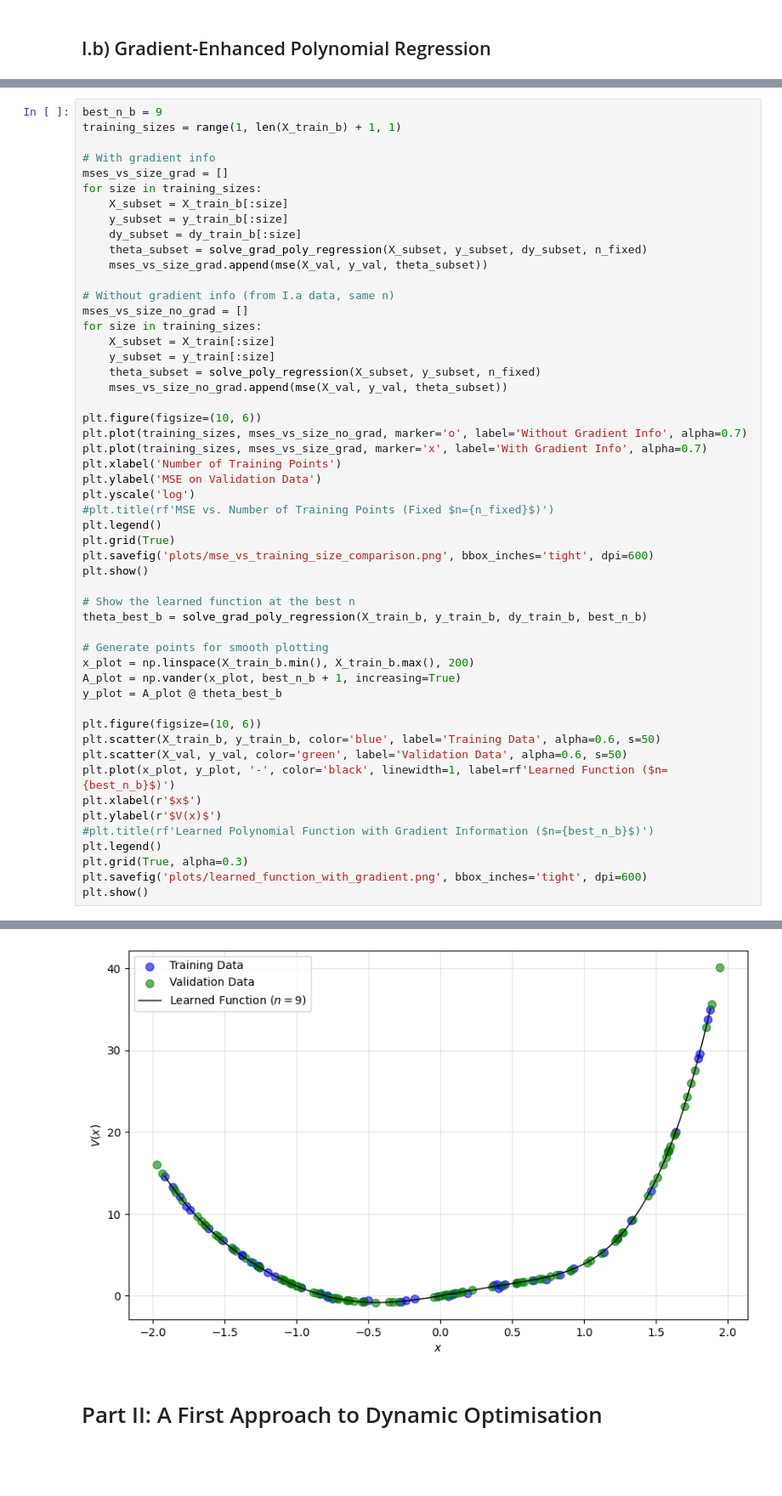
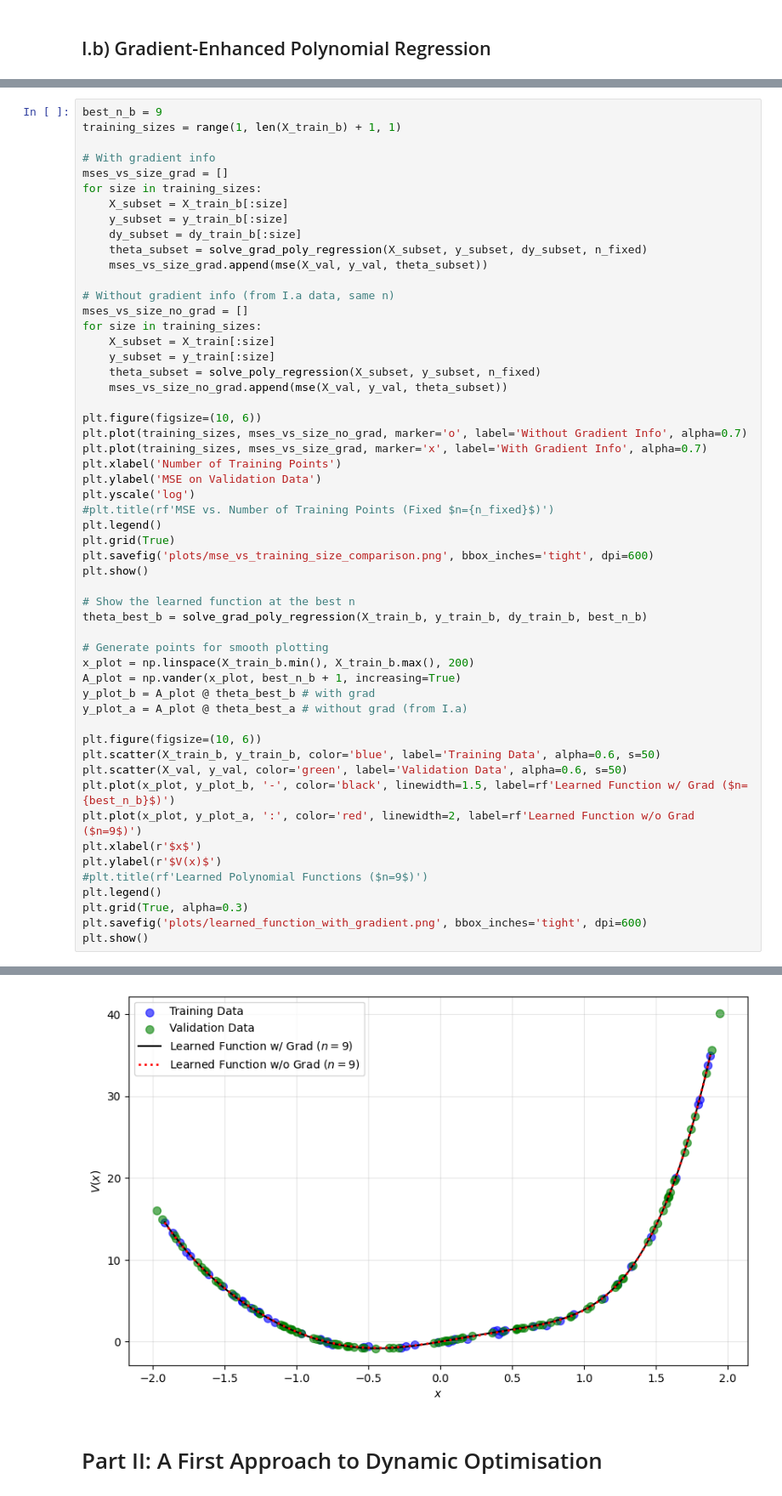
Before and after one commit to umarsdq/optimisationCW, a Jupyter notebook: optimisation.ipynb, the cells around one changed output, grey strips where cells are left out. Shown: that part at 85% size. Cells and saved outputs as stored; diff of their text form; blank space fills up the shorter version.

```diff
--- a/optimisation.ipynb
+++ b/optimisation.ipynb
@@ -142,37 +142,39 @@ for size in training_sizes:
 plt.figure(figsize=(10, 6))
 plt.plot(training_sizes, mses_vs_size_no_grad, marker='o', label='Without Gradient Info', alpha=0.7)
 plt.plot(training_sizes, mses_vs_size_grad, marker='x', label='With Gradient Info', alpha=0.7)
 plt.xlabel('Number of Training Points')
 plt.ylabel('MSE on Validation Data')
 plt.yscale('log')
 #plt.title(rf'MSE vs. Number of Training Points (Fixed $n={n_fixed}$)')
 plt.legend()
 plt.grid(True)
 plt.savefig('plots/mse_vs_training_size_comparison.png', bbox_inches='tight', dpi=600)
 plt.show()
 
 # Show the learned function at the best n
 theta_best_b = solve_grad_poly_regression(X_train_b, y_train_b, dy_train_b, best_n_b)
 
 # Generate points for smooth plotting
 x_plot = np.linspace(X_train_b.min(), X_train_b.max(), 200)
 A_plot = np.vander(x_plot, best_n_b + 1, increasing=True)
-y_plot = A_plot @ theta_best_b
+y_plot_b = A_plot @ theta_best_b # with grad
+y_plot_a = A_plot @ theta_best_a # without grad (from I.a)
 
 plt.figure(figsize=(10, 6))
 plt.scatter(X_train_b, y_train_b, color='blue', label='Training Data', alpha=0.6, s=50)
 plt.scatter(X_val, y_val, color='green', label='Validation Data', alpha=0.6, s=50)
-plt.plot(x_plot, y_plot, '-', color='black', linewidth=1, label=rf'Learned Function ($n={best_n_b}$)')
+plt.plot(x_plot, y_plot_b, '-', color='black', linewidth=1.5, label=rf'Learned Function w/ Grad ($n={best_n_b}$)')
+plt.plot(x_plot, y_plot_a, ':', color='red', linewidth=2, label=rf'Learned Function w/o Grad ($n=9$)')
 plt.xlabel(r'$x$')
 plt.ylabel(r'$V(x)$')
-#plt.title(rf'Learned Polynomial Function with Gradient Information ($n={best_n_b}$)')
+#plt.title(rf'Learned Polynomial Functions ($n=9$)')
 plt.legend()
 plt.grid(True, alpha=0.3)
 plt.savefig('plots/learned_function_with_gradient.png', bbox_inches='tight', dpi=600)
 plt.show()
 # %% [output]
 [figure]
-[figure, old version]
+[figure, new version]
 # %% [markdown]
 # Part II: A First Approach to Dynamic Optimisation
 # %% [markdown]
```
Also changed, not shown: parts of 2 cells of this notebook, 5 other files.
